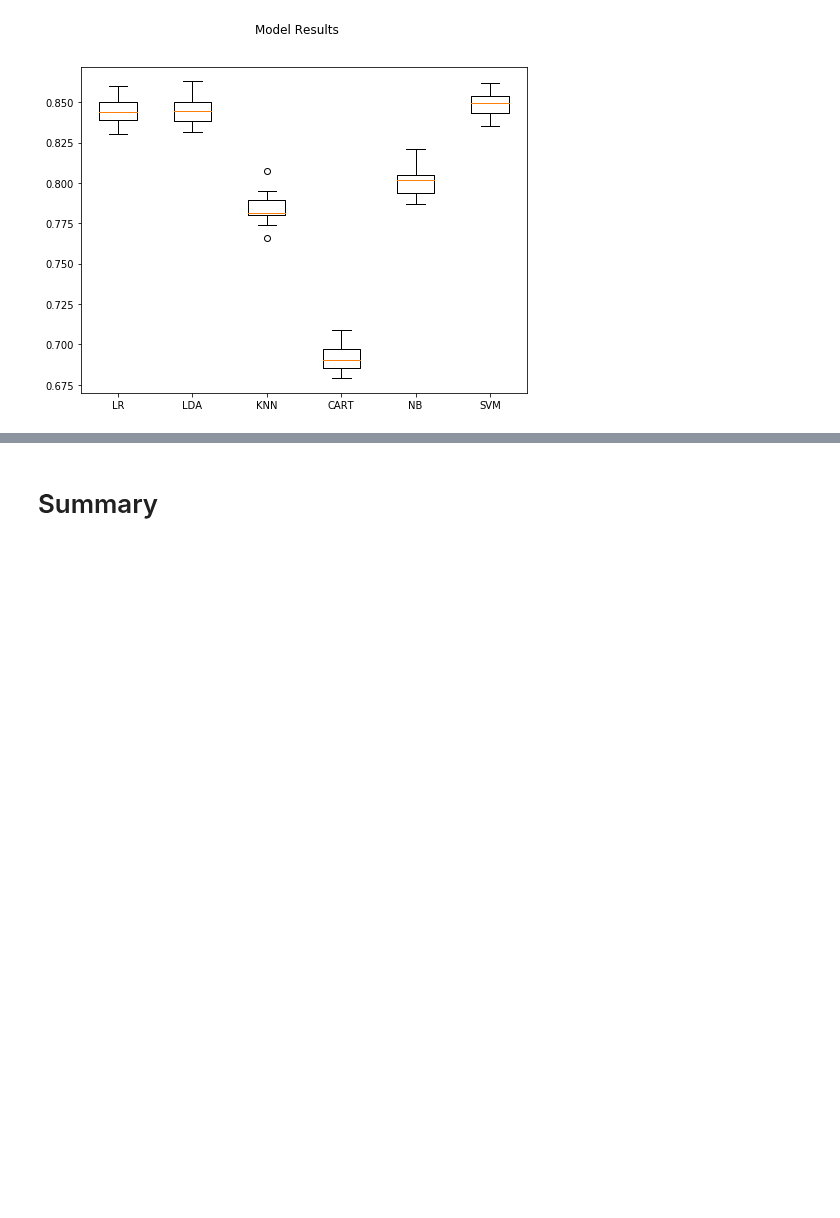
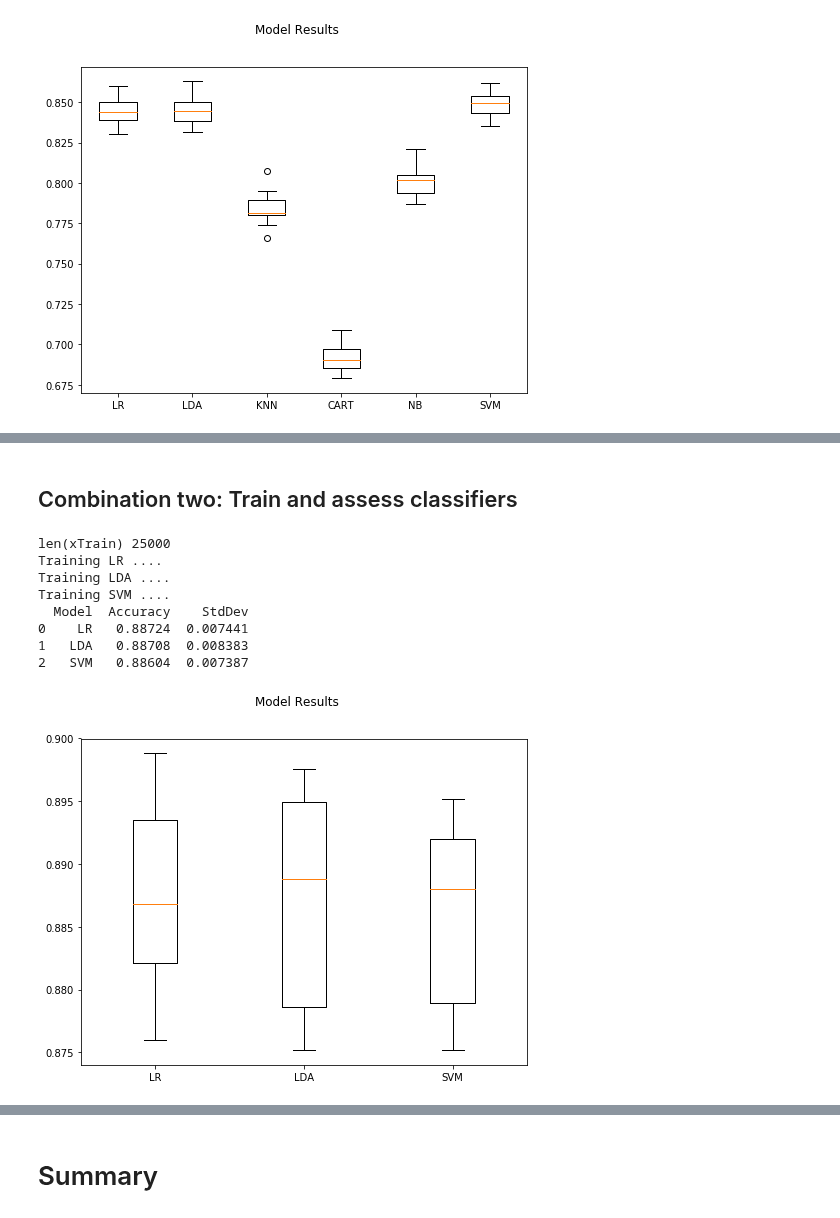
Before and after one commit to nrasch/Portfolio, a Jupyter notebook: Machine-Learning/Python/04-Classic-Datasets/Model-06.p4.ipynb, the cells around one changed output, grey strips where cells are left out. Saved outputs shown, nothing was run; the diff lists cells and outputs as text; code cells hidden in the pictures; blank space fills up the shorter version.

```diff
--- a/Machine-Learning/Python/04-Classic-Datasets/Model-06.p4.ipynb
+++ b/Machine-Learning/Python/04-Classic-Datasets/Model-06.p4.ipynb
@@ -765,0 +572,24 @@ Training LDA ....
+# %% [markdown]
+## Combination two:  Train and assess classifiers
+# %%
+# Build the feature set by combining vectors from multiple models (m2 and m3)
+xTrain = []
+
+for i in range(0, len(taggedDocs)):
+    xTrain.append(np.hstack((m2.docvecs[i], m3.docvecs[i])))
+
+print("len(xTrain)", len(xTrain))
+
+results, _df = trainModels(xTrain, df.iloc[:, 1], modelsToRun = ['SVM', 'LDA', 'LR'])
+print(_df.sort_values(by = ['Accuracy', 'StdDev', 'Model'], ascending = [False, True, True]))
+makeWhisker(results)
+# %% [output]
+len(xTrain) 25000
+Training LR ....
+Training LDA ....
+Training SVM ....
+  Model  Accuracy    StdDev
+0    LR   0.88724  0.007441
+1   LDA   0.88708  0.008383
+2   SVM   0.88604  0.007387
+[figure, added]
```
Also changed, not shown: parts of 85 cells of this notebook.
